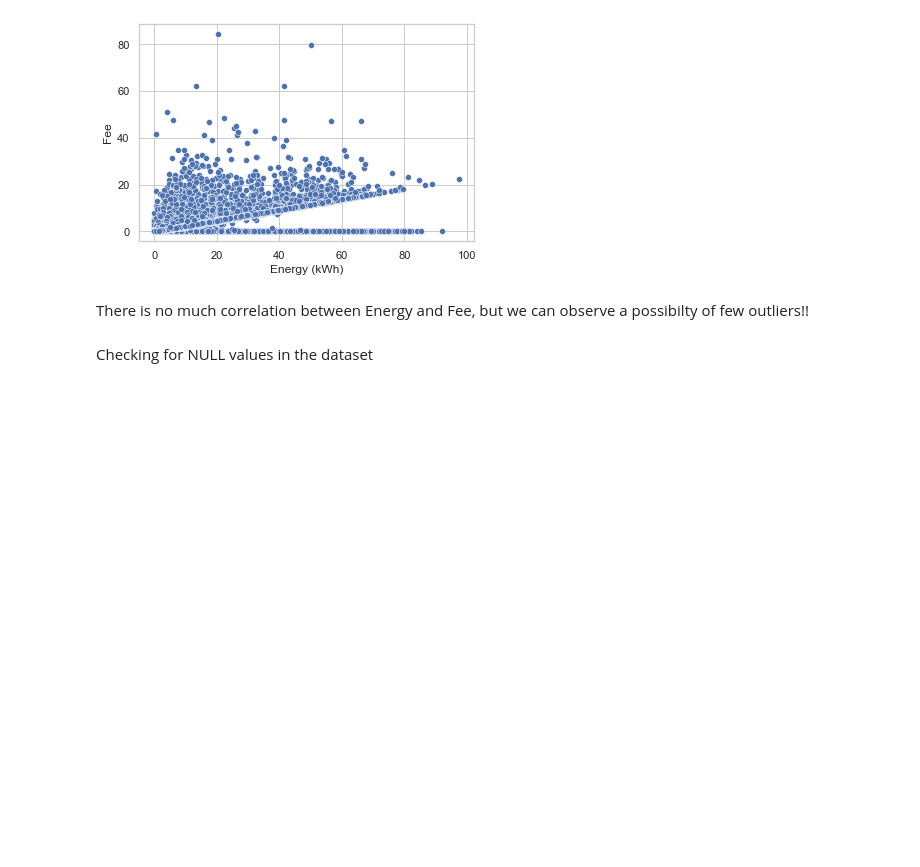
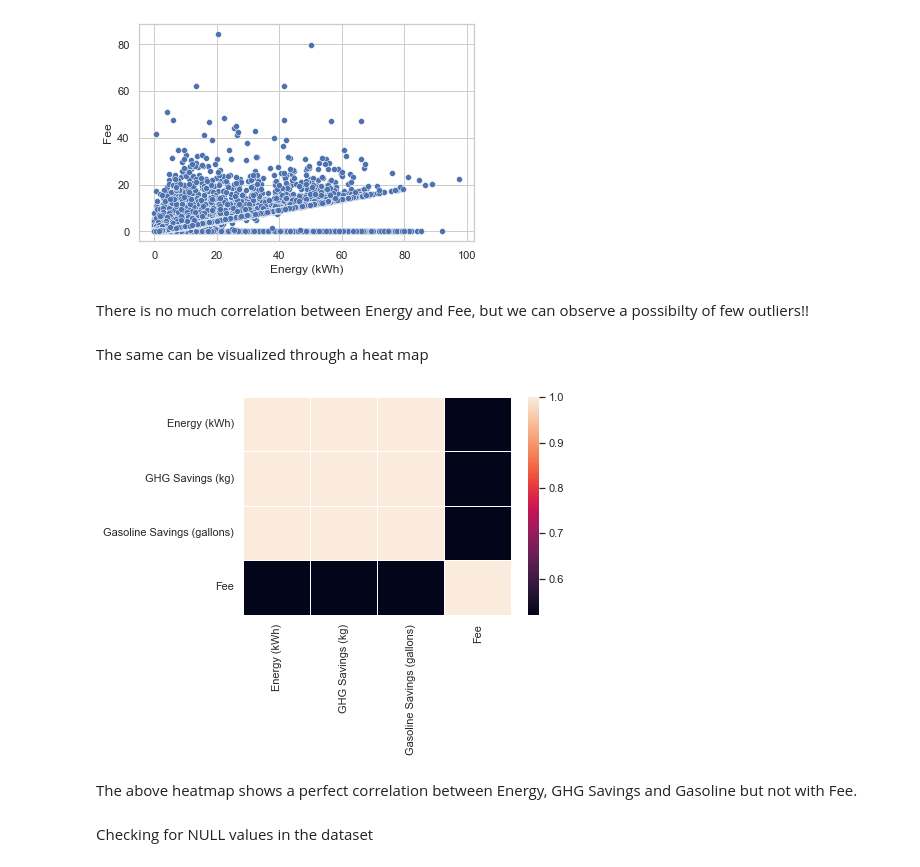
Before and after one commit to Gangaraj-eng/IT496_DataForce_CourseProject1, a Jupyter notebook: 202001107/202001107_IT496_CP1.ipynb, the cells around one changed output. Cells and saved outputs as stored; diff of their text form; code cells hidden in the pictures; blank space fills up the shorter version.

```diff
--- a/202001107/202001107_IT496_CP1.ipynb
+++ b/202001107/202001107_IT496_CP1.ipynb
@@ -143,6 +142,16 @@ plt.show()
 [figure]
 # %% [markdown]
 There is no much correlation between Energy and Fee, but we can observe a possibilty of few outliers!!
+# %% [markdown]
+The same can be visualized through a heat map
+# %%
+numericData = Data[['Energy (kWh)','GHG Savings (kg)','Gasoline Savings (gallons)','Fee']]
+sns.heatmap(data = numericData.corr(), lw=1)
+plt.show()
+# %% [output]
+[figure, added]
+# %% [markdown]
+The above heatmap shows a perfect correlation between Energy, GHG Savings and Gasoline but not with Fee.
 # %% [markdown]
 Checking for NULL values in the dataset
 # %%
```
Also changed, not shown: parts of 36 cells of this notebook.
